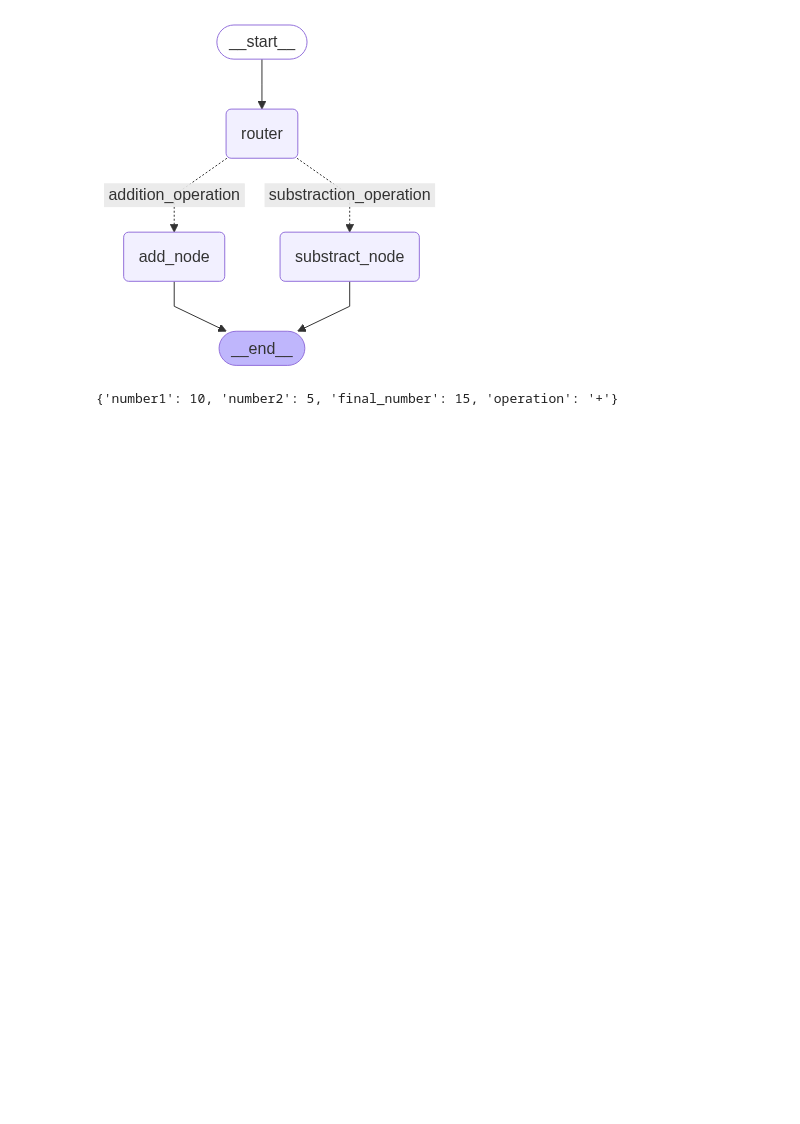
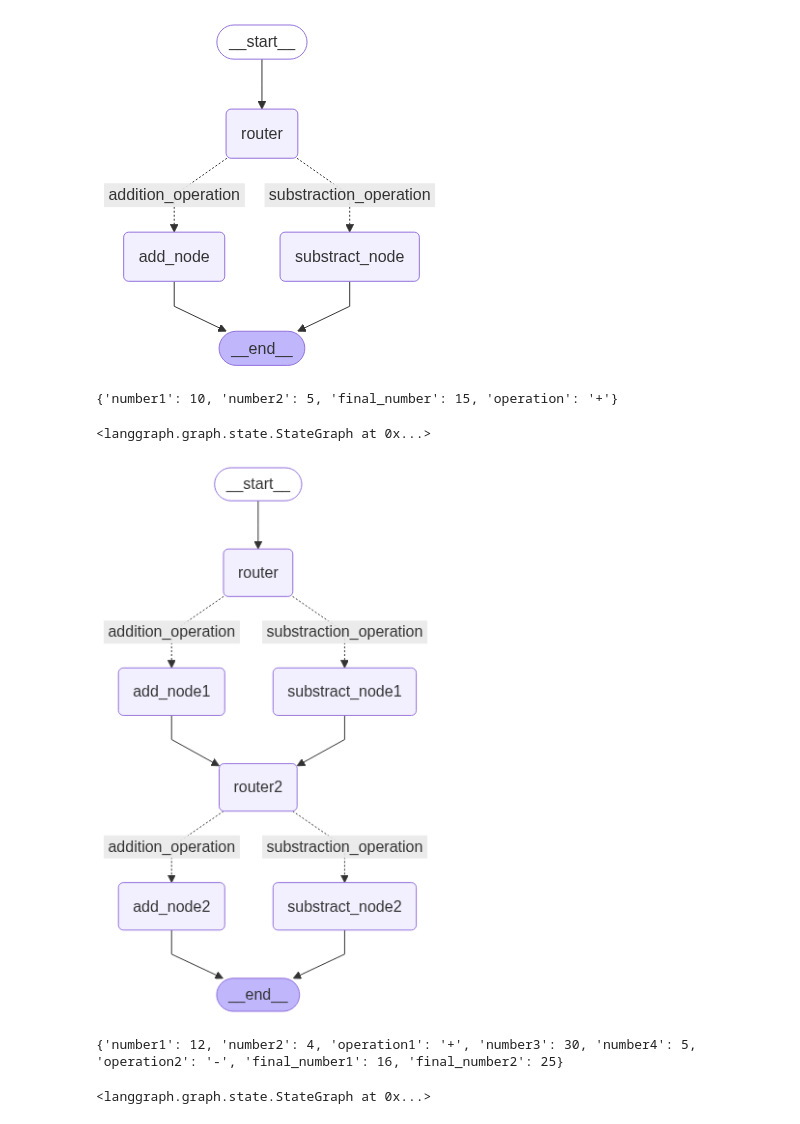
Before and after one commit to FransHutagalung/Lang-Graph, a Jupyter notebook: Langgraph.ipynb, the cells around one changed output. Saved outputs shown, nothing was run; the diff lists cells and outputs as text; code cells hidden in the pictures; blank space fills up the shorter version.

```diff
--- a/Langgraph.ipynb
+++ b/Langgraph.ipynb
@@ -240,0 +286,51 @@ print(app.invoke(initial_state1))
+# %%
+graph = StateGraph(AgentState)
+
+graph.add_node("add_node1" , add_node)
+graph.add_node("substract_node1" , substract_node)
+graph.add_node("add_node2" , add_node_2)
+graph.add_node("substract_node2" , substract_node_2)
+
+graph.add_node("router" , lambda state:state )
+
+graph.add_edge(START , "router")
+
+graph.add_conditional_edges(
+    "router"  ,
+    decide_next_node_1 ,
+    {
+        "addition_operation" : "add_node1",
+        "substraction_operation" : "substract_node1"
+    }
+)
+
+
+graph.add_edge("add_node1", "router2")
+graph.add_edge("substract_node1", "router2")
+graph.add_node("router2" , lambda state:state )
+
+graph.add_conditional_edges(
+    "router2"  ,
+    decide_next_node_2 ,
+    {
+        "addition_operation" : "add_node2",
+        "substraction_operation" : "substract_node2"
+    }
+)
+
+graph.add_edge("add_node2", END)
+graph.add_edge("substract_node2", END)
+# %% [output]
+<langgraph.graph.state.StateGraph at 0x...>
+# %%
+app = graph.compile()
+# %%
+from IPython.display import Image ,  display
+display(Image(app.get_graph().draw_mermaid_png()))
+# %% [output]
+[figure, added]
+# %%
+initial_state1 = AgentState(number1 = 12 , number2 = 4 , number3= 30 , number4 = 5 , operation1="+" , operation2="-")
+print(app.invoke(initial_state1))
+# %% [output]
+{'number1': 12, 'number2': 4, 'operation1': '+', 'number3': 30, 'number4': 5, 'operation2': '-', 'final_number1': 16, 'final_number2': 25}
@@ -240,0 +360,19 @@ print(app.invoke(initial_state1))
+# %%
+graph = StateGraph(AgentState)
+
+graph.add_node('greeting' , greeting_node)
+graph.add_node('random' , random_node)
+graph.add_edge('greeting' , 'random')
+
+graph.add_conditional_edges(
+    'random' ,
+    should_continue ,
+    {
+        'loop' : 'random' ,
+        'exit' : END
+    }
+)
+
+graph.set_entry_point('greeting')
+# %% [output]
+<langgraph.graph.state.StateGraph at 0x...>
```
Also changed, not shown: parts of 14 cells of this notebook.
